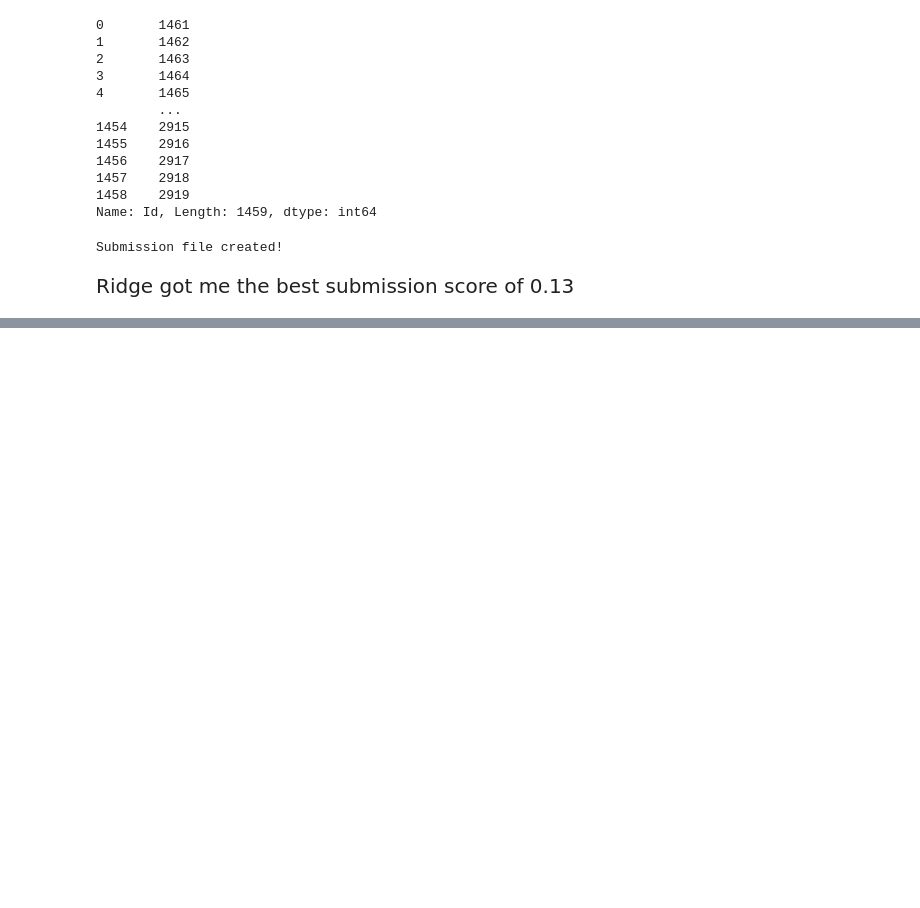
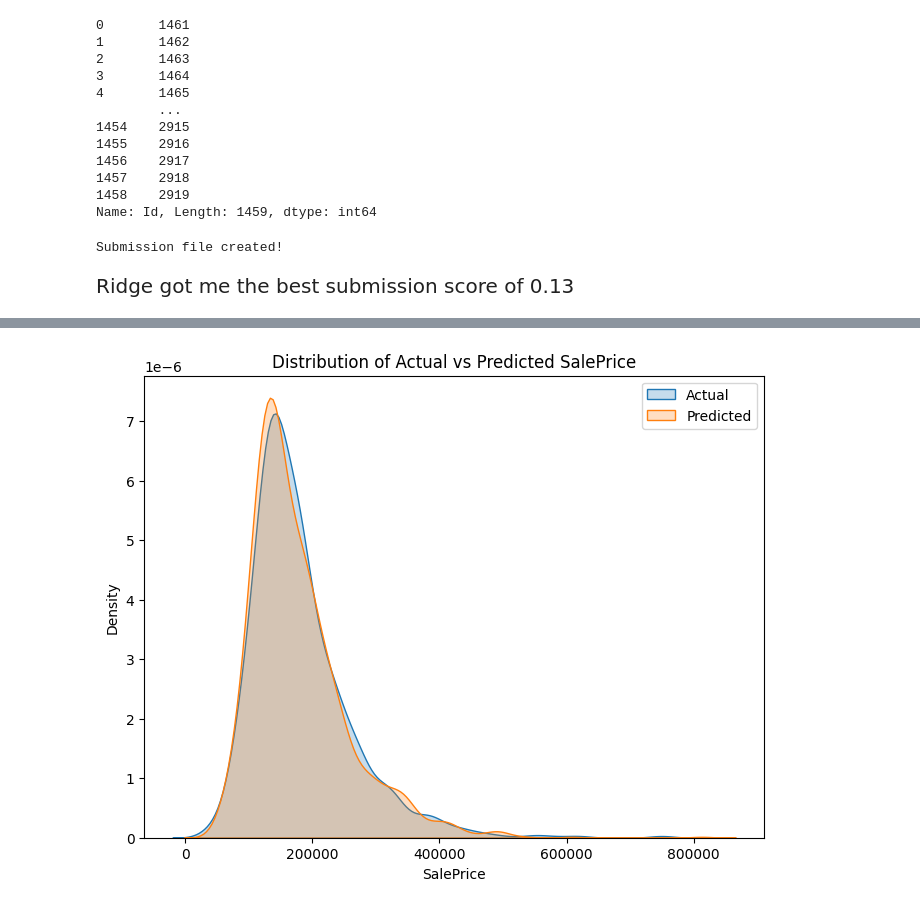
Before and after one commit to markgeorge-programming/house-price-predicition, a Jupyter notebook: house-price-prediction-linear.ipynb, the cells around one changed output, grey strips where cells are left out. Saved outputs shown, nothing was run; the diff lists cells and outputs as text; code cells hidden in the pictures; blank space fills up the shorter version.

```diff
--- a/house-price-prediction-linear.ipynb
+++ b/house-price-prediction-linear.ipynb
@@ -216,0 +245,11 @@ Submission file created!
+# %%
+import seaborn as sns
+
+plt.figure(figsize=(8,6))
+sns.kdeplot(y_train_exp, label="Actual", fill=True)
+sns.kdeplot(y_pred_r, label="Predicted", fill=True)
+plt.legend()
+plt.title("Distribution of Actual vs Predicted SalePrice")
+plt.show()
+# %% [output]
+[figure, added]
```
Also changed, not shown: parts of 3 cells of this notebook.
